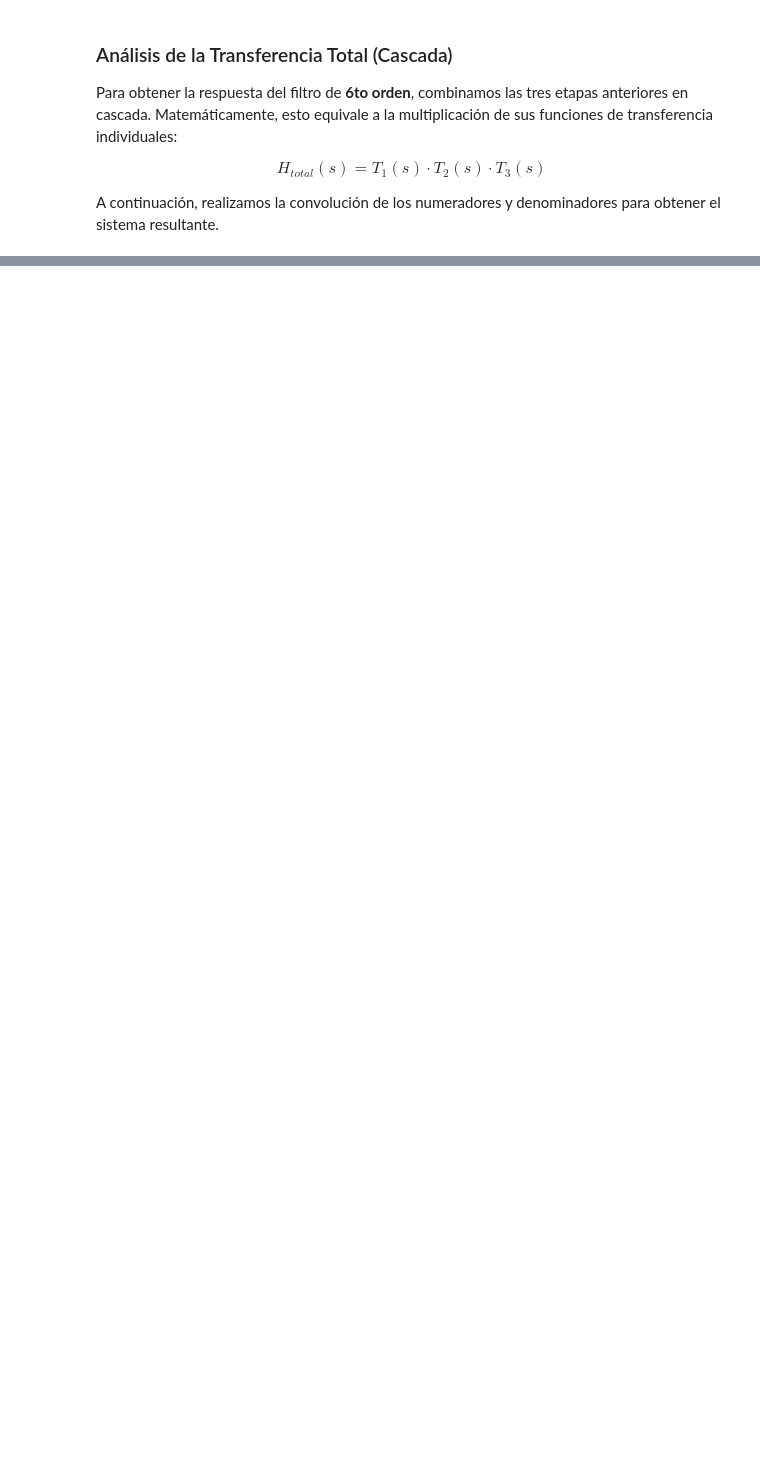
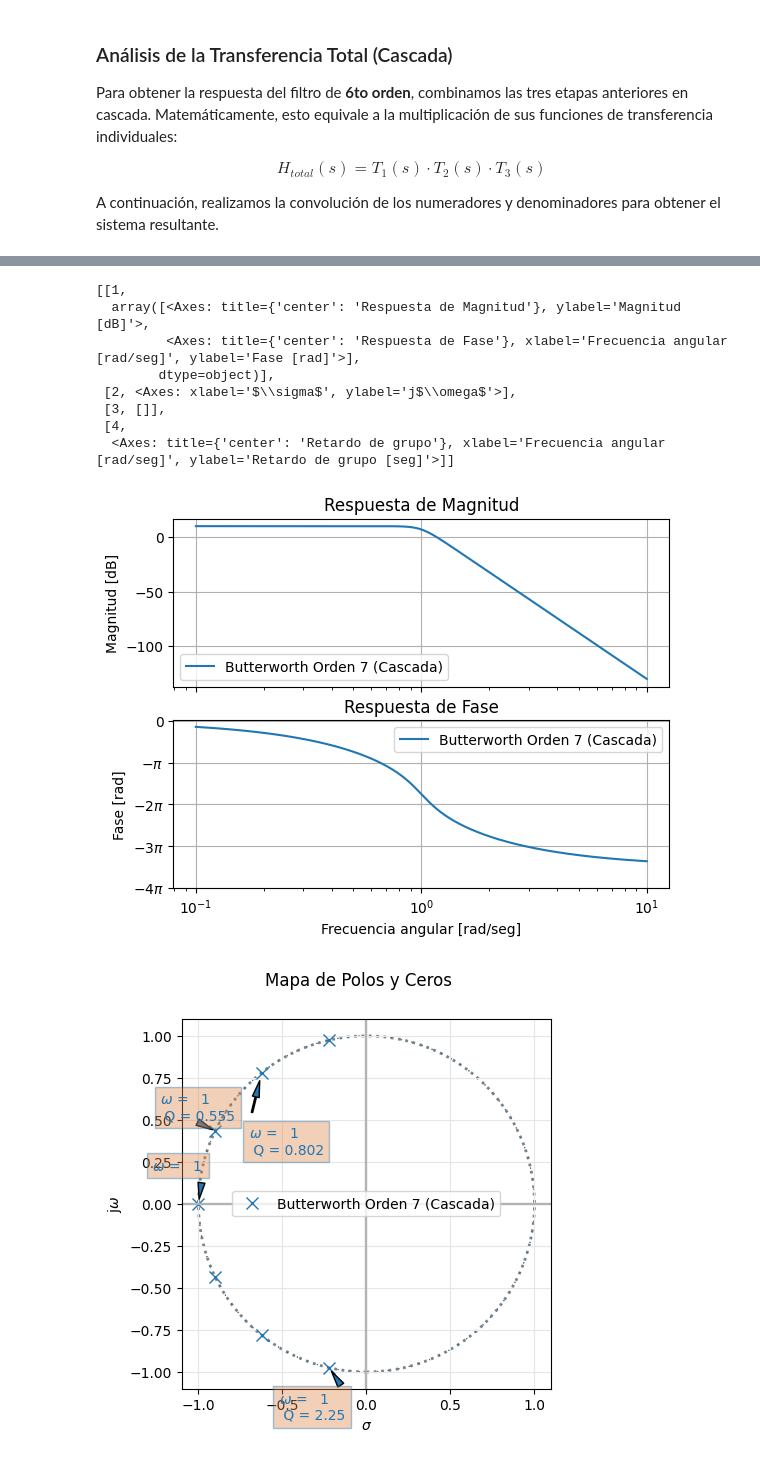
Before and after one commit to juanmaacontreras/teoria-de-circuitos-II, a Jupyter notebook: tarea_semanal_02/trabajo_semanal_02.ipynb, the cells around one changed output, grey strips where cells are left out. Saved outputs shown, nothing was run; the diff lists cells and outputs as text; code cells hidden in the pictures; blank space fills up the shorter version.

```diff
--- a/tarea_semanal_02/trabajo_semanal_02.ipynb
+++ b/tarea_semanal_02/trabajo_semanal_02.ipynb
@@ -315,0 +385,58 @@ La simulación confirma el comportamiento de un filtro Butterworth de orden 6:
+# %%
+# Butter de orden 7
+
+#RC
+R=1
+C=1
+num_rc = [1/(R*C)]
+den_rc = [1, 1/(R*C)]
+
+#Sallen Key
+Q = 0.555
+K = 3.16
+c1 = (1/Q + np.sqrt(1/Q**2 - 8*(1-K))) / 4
+c2 = 4 / (1/Q + np.sqrt(1/Q**2 - 8*(1-K)))
+R3 = 1 / (K - 1)
+num_slk = [K/(c1*c2)]
+den_slk = [1, 2/c2 + (1 - K)/c1, 1/(c1*c2)]
+
+# KHN
+Q = 0.802
+c1 = 3*Q/2
+c2 = 2/(3*Q)
+num_khn = [-1/(c1*c2)]
+den_khn = [1, 3/(2*c1), 1/(c1*c2)]
+
+# MFB
+Q = 2.247
+c1 = 3 * Q
+c2 = 1 / (3 * Q)
+num_mfb = [-1 / (c1 * c2)]
+den_mfb = [1, 3/c1, 1/(c1 * c2)]
+
+# Combinamos en cascada (Multiplicación de polinomios)
+num_total = num_rc
+den_total = den_rc
+
+num_total = np.polymul(num_total, num_slk)
+den_total = np.polymul(den_total, den_slk)
+
+num_total = np.polymul(num_total, num_khn)
+den_total = np.polymul(den_total, den_khn)
+
+num_total = np.polymul(num_total, num_mfb)
+den_total = np.polymul(den_total, den_mfb)
+
+sys_total = signal.TransferFunction(num_total, den_total)
+analyze_sys(sys_total, "Butterworth Orden 7 (Cascada)")
+# %% [output]
+[[1,
+  array([<Axes: title={'center': 'Respuesta de Magnitud'}, ylabel='Magnitud [dB]'>,
+         <Axes: title={'center': 'Respuesta de Fase'}, xlabel='Frecuencia angular [rad/seg]', ylabel='Fase [rad]'>],
+        dtype=object)],
+ [2, <Axes: xlabel='$\\sigma$', ylabel='j$\\omega$'>],
+ [3, []],
+ [4,
+  <Axes: title={'center': 'Retardo de grupo'}, xlabel='Frecuencia angular [rad/seg]', ylabel='Retardo de grupo [seg]'>]]
+[figure, added]
+[figure, added]
```
Also changed, not shown: parts of 12 cells of this notebook, 6 other files.
